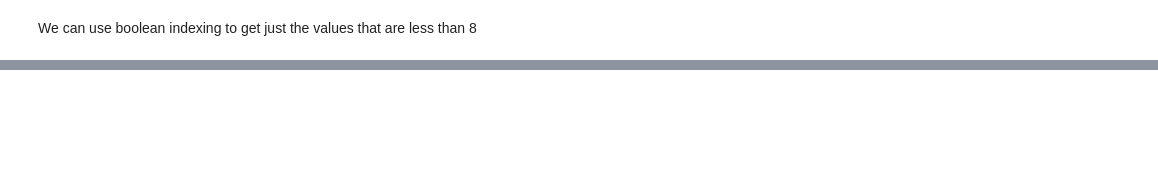
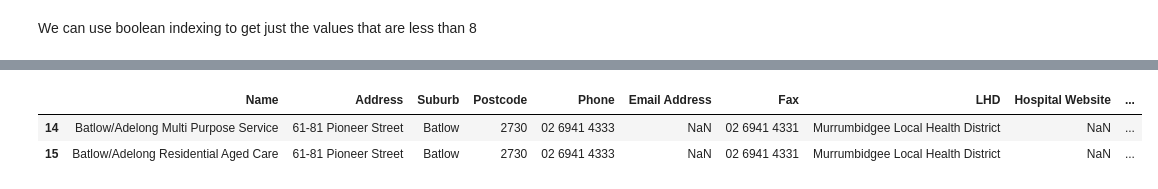
Before and after one commit to XINYICHEN1012/dataproject, a Jupyter notebook: NSW hospital.ipynb, the cells around one changed output, grey strips where cells are left out. Drawn from its saved outputs; the diff is of its cells as text; code cells hidden in the pictures; blank space fills up the shorter version.

```diff
--- a/NSW hospital.ipynb
+++ b/NSW hospital.ipynb
@@ -315,0 +249,6 @@ plt.show()
+# %%
+health_data.iloc[14:16]
+# %% [output]
+|  | Name | Address | Suburb | Postcode | Phone | Email Address | Fax | LHD | Hospital Website | ... |
+| 14 | Batlow/Adelong Multi Purpose Service | 61-81 Pioneer Street | Batlow | 2730 | 02 6941 4333 | NaN | 02 6941 4331 | Murrumbidgee Local Health District | NaN | ... |
+| 15 | Batlow/Adelong Residential Aged Care | 61-81 Pioneer Street | Batlow | 2730 | 02 6941 4333 | NaN | 02 6941 4331 | Murrumbidgee Local Health District | NaN | ... |
```
Also changed, not shown: parts of 81 cells of this notebook.
